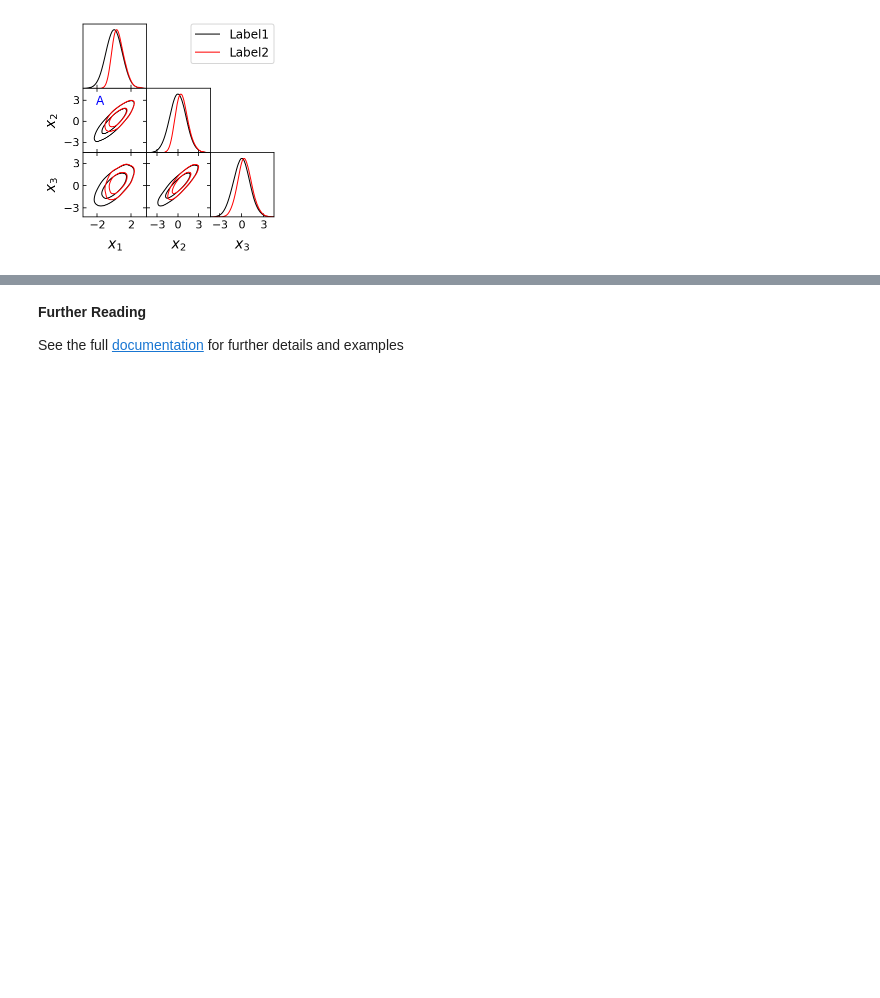
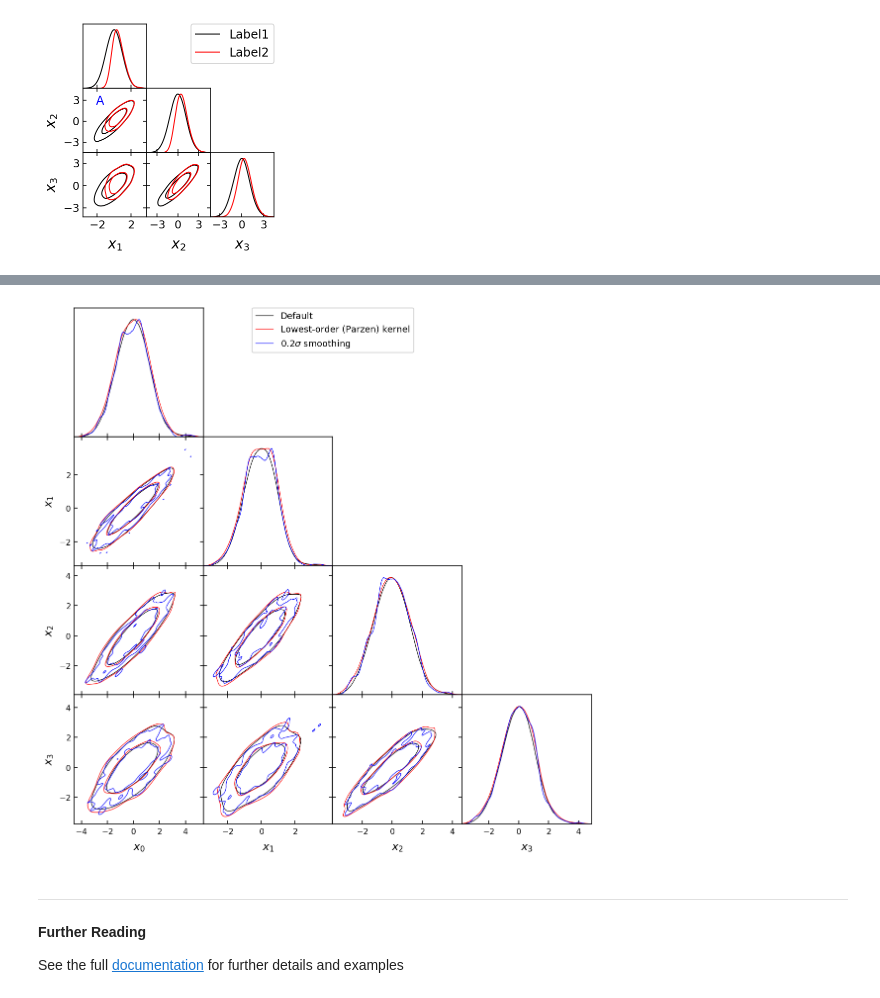
Before and after one commit to xgarrido/getdist, a Jupyter notebook: docs/plot_gallery.ipynb, the cells around one changed output, grey strips where cells are left out. Saved outputs shown, nothing was run; the diff lists cells and outputs as text; code cells hidden in the pictures; blank space fills up the shorter version.

Commit message:
add getEffectiveSamplesGaussianKDE_2d; interactive on triangle

```diff
--- a/docs/plot_gallery.ipynb
+++ b/docs/plot_gallery.ipynb
@@ -507,4 +518,39 @@ plt.suptitle('rc font sizes are tick labels: %.2g, labels: %.2g, legend: %.2g, f
+# %%
+import numpy as np
+ndim = 4
+nsamp = 400
+np.random.seed(10)
+A = np.random.rand(ndim,ndim)
+cov = np.dot(A, A.T)
+samps = np.random.multivariate_normal([0]*ndim, cov, size=nsamp)
+names = ["x%s"%i for i in range(ndim)]
+labels =  ["x_%s"%i for i in range(ndim)]
+
+# default settings attempt to minimize sampling noise and bias
+samples = MCSamples(samples=samps, names=names, labels=labels)
+
+# Use standard lowest-order kernel density estimates the contours get visually more noisy
+# (and more biased). Kernel widths are determined automatically.
+samples2 = MCSamples(samples=samps, names=names, labels=labels,
+                    settings={'mult_bias_correction_order':0})
+
+# manually set the smoothing scale in units of the standard deviation
+samples3 = MCSamples(samples=samps, names=names, labels=labels,
+                    settings={'mult_bias_correction_order':0,
+                              'smooth_scale_2D':0.2,
+                              'smooth_scale_1D':0.2})
+
+g = plots.get_subplot_plotter()
+g.triangle_plot([samples, samples2, samples3], filled=False,
+                legend_labels=['Default','Lowest-order (Parzen) kernel','$0.2\sigma$ smoothing'])
+
+# Note that for some flat distributions the location of 2D equal-enclosed-probability contours can
+# be very unstable, e.g. a flat bounded distribution 0<x<1, 0<y<1 any contours drawn based on random
+# samples will be completely dependent on sampling noise.
+# %% [output]
+[figure, added]
 # %% [markdown]
+***
 **Further Reading**
 
 See the full [documentation](http://getdist.readthedocs.org/en/latest/index.html) for further details and examples
```
Also changed, not shown: parts of 15 cells of this notebook, 8 other files.
